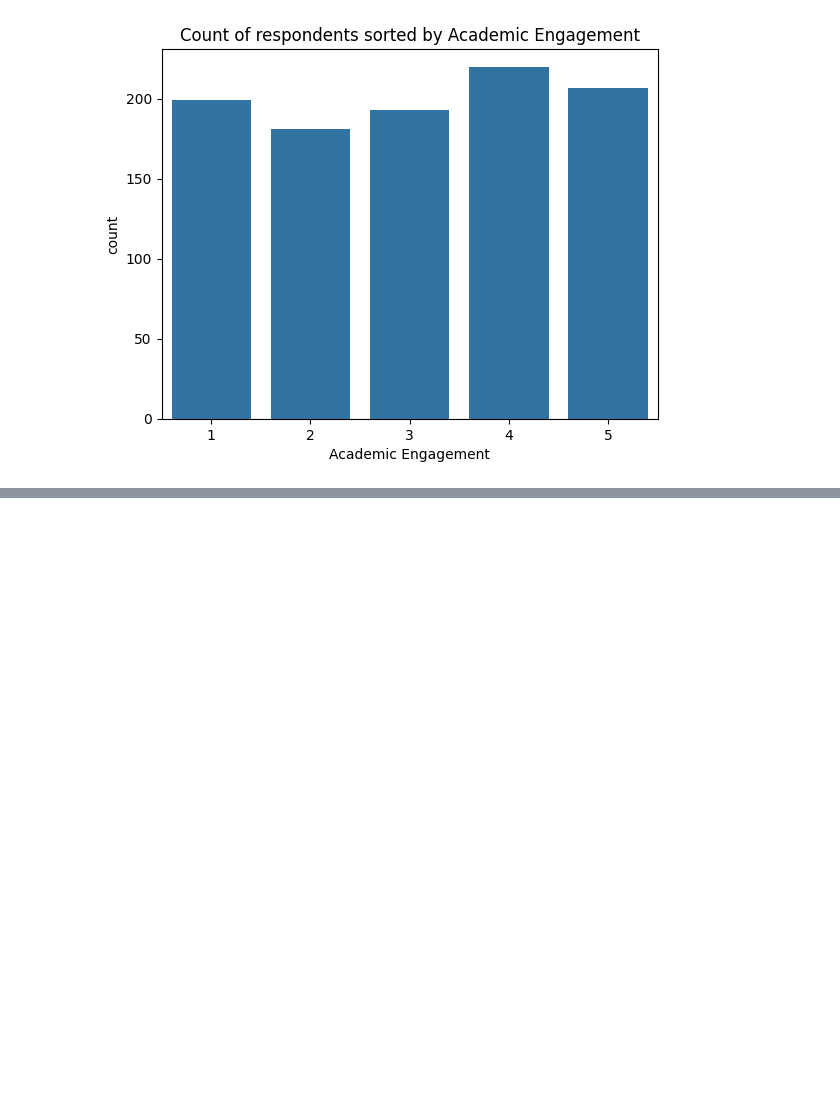
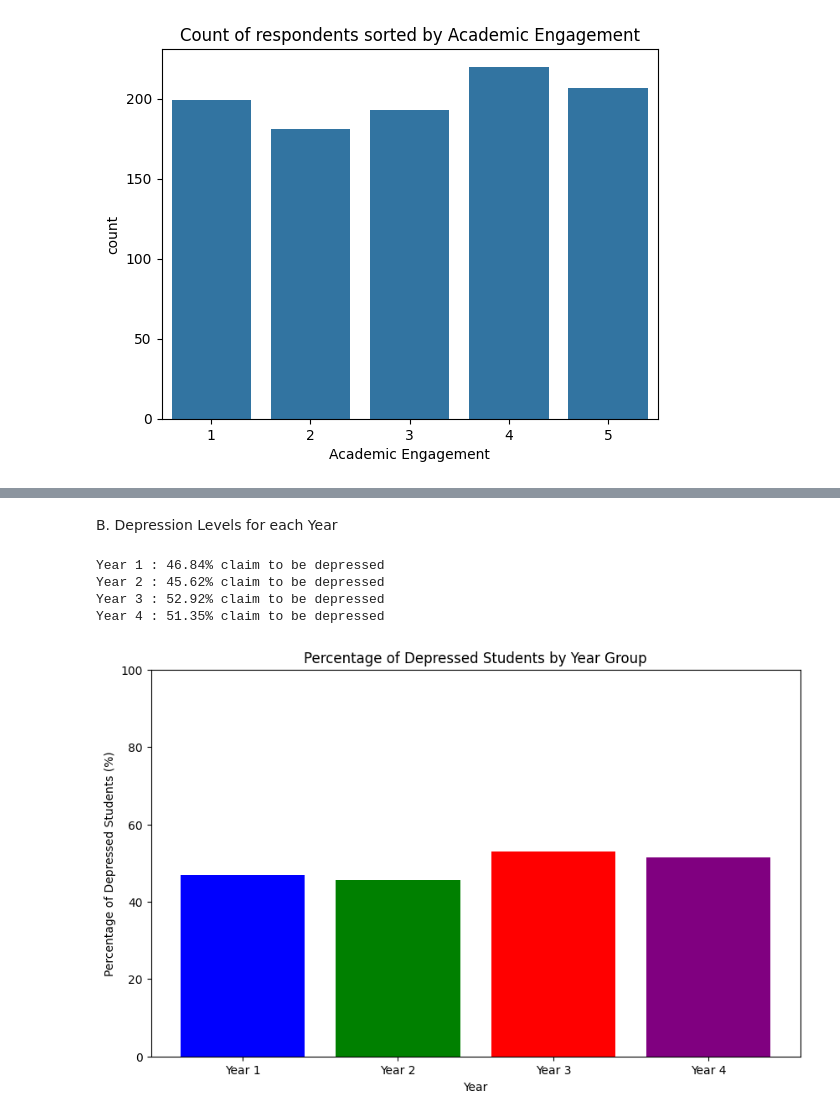
Before and after one commit to NoorHannan29/Assignment_ML, a Jupyter notebook: Main_Assignment/Assignment_ML.ipynb, the cells around one changed output, grey strips where cells are left out. Drawn from its saved outputs; the diff is of its cells as text; code cells hidden in the pictures; blank space fills up the shorter version.

```diff
--- a/Main_Assignment/Assignment_ML.ipynb
+++ b/Main_Assignment/Assignment_ML.ipynb
@@ -130,0 +162,11 @@ print (course_count)
+# %%
+#Check average stress levels for each course(Usage of weighted average to account for major differences in rows)
+total_stress = df.groupby('Course')['Study Stress Level'].sum()
+total_counts = df.groupby('Course')['Study Stress Level'].count()
+
+weighted_avg = total_stress / total_counts
+weighted_avg = weighted_avg.sort_values(ascending=True)
+
+
+for index, value in weighted_avg.items():
+    print(f"{index} : {value:.2f}")
@@ -130,0 +191,25 @@ print (course_count)
+# %% [markdown]
+B. Depression Levels for each Year
+# %%
+#Percentage of depressed respondents per year
+depression_percentage = df.groupby('YearOfStudy')['Depression'].mean() *100
+
+depression_percentage = depression_percentage.reset_index()
+
+# Print the percentage of depressed students for each year
+for index, row in depression_percentage.iterrows():
+    print(f"{row['YearOfStudy']} : {row['Depression']:.2f}% claim to be depressed")
+
+plt.figure(figsize=(10, 6))
+plt.bar(depression_percentage['YearOfStudy'], depression_percentage['Depression'], color=['blue', 'green', 'red', 'purple'])
+plt.xlabel('Year')
+plt.ylabel('Percentage of Depressed Students (%)')
+plt.title('Percentage of Depressed Students by Year Group')
+plt.ylim(0, 100)  # Set the y-axis limit to 0-100%
+plt.show()
+# %% [output]
+Year 1 : 46.84% claim to be depressed
+Year 2 : 45.62% claim to be depressed
+Year 3 : 52.92% claim to be depressed
+Year 4 : 51.35% claim to be depressed
+[figure, added]
```
Also changed, not shown: parts of 15 cells of this notebook.
